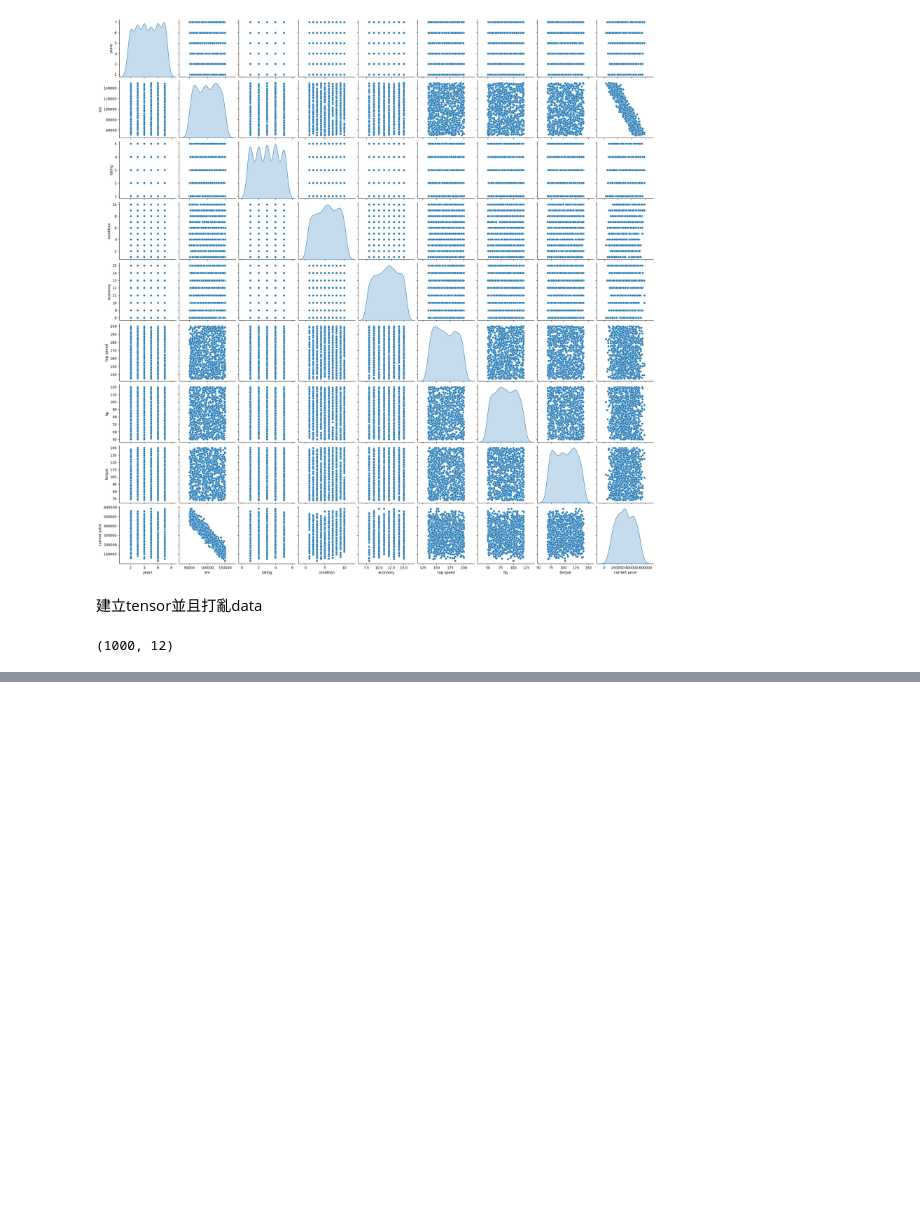
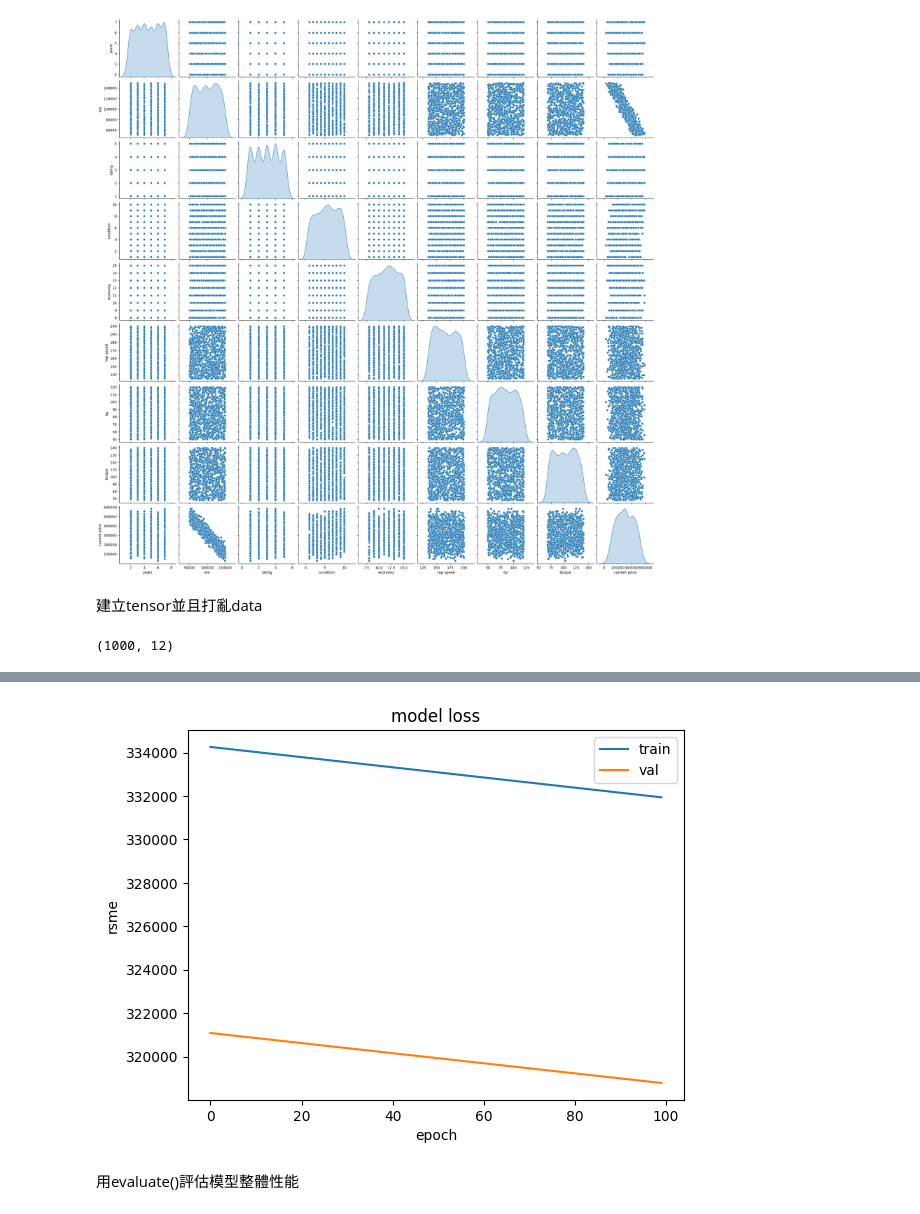
Before and after one commit to Songlahaha/tensor, a Jupyter notebook: simple_neural_network_1.ipynb, the cells around one changed output, grey strips where cells are left out. Drawn from its saved outputs; the diff is of its cells as text; code cells hidden in the pictures; blank space fills up the shorter version.

```diff
--- a/simple_neural_network_1.ipynb
+++ b/simple_neural_network_1.ipynb
@@ -111,0 +232,12 @@ array([[ 0.83749545,  0.12505494,  0.72177964,  0.4987536 ,  1.065293  ,
+# %%
+plt.plot(history.history['root_mean_squared_error'])
+plt.plot(history.history['val_root_mean_squared_error'])
+plt.title('model loss')
+plt.ylabel('rsme')
+plt.xlabel('epoch')
+plt.legend(["train", "val"])
+plt.show()
+# %% [output]
+[figure, added]
+# %% [markdown]
+用evaluate()評估模型整體性能
```
Also changed, not shown: parts of 24 cells of this notebook.
